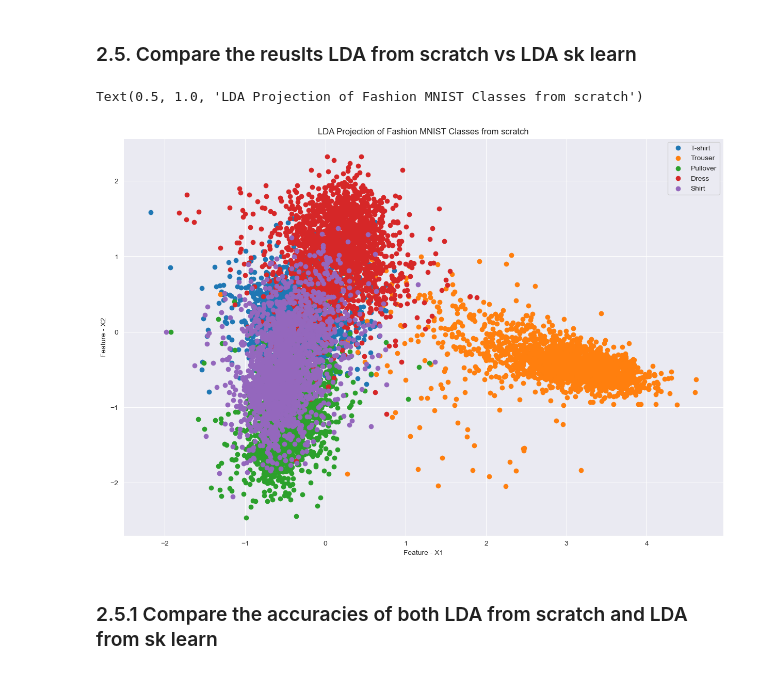
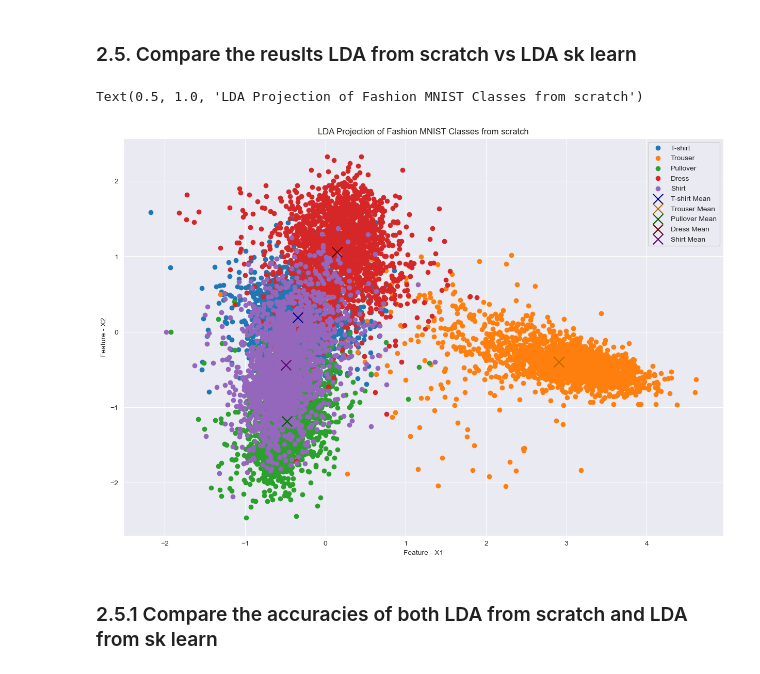
Before and after one commit to PetyaPetrova96/clasifying-clothing-types-, a Jupyter notebook: steps.ipynb, the cells around one changed output. Saved outputs shown, nothing was run; the diff lists cells and outputs as text; code cells hidden in the pictures.

Commit message:
added means to the lda projection scatter plot from scratch

```diff
--- a/steps.ipynb
+++ b/steps.ipynb
@@ -392,39 +392,54 @@ plt.show()
 plt.figure(figsize=(15, 10))
 tshirt_proj_x1 = np.dot(class_tshirt,x1)
 tshirt_proj_x2 = np.dot(class_tshirt,x2)
+#get the mean of the reduced classes
+t_shirt_proj_mean = np.mean(tshirt_proj_x1),np.mean(tshirt_proj_x2)
 
 plt.scatter(tshirt_proj_x1,tshirt_proj_x2, label = 'T-shirt')
 
 
 trouser_proj_x1 = np.dot(class_trouser,x1)
 trouser_proj_x2 = np.dot(class_trouser,x2)
+trouser_proj_mean = np.mean(trouser_proj_x1),np.mean(trouser_proj_x2)
 
 plt.scatter(trouser_proj_x1,trouser_proj_x2, label = 'Trouser')
 
 
 pullover_proj_x1 = np.dot(class_pullover,x1)
 pullover_proj_x2 = np.dot(class_pullover,x2)
+pullover_proj_mean = np.mean(pullover_proj_x1),np.mean(pullover_proj_x2)
 
 plt.scatter(pullover_proj_x1,pullover_proj_x2, label = 'Pullover')
 
 
 dress_proj_x1 = np.dot(class_dress,x1)
 dress_proj_x2 = np.dot(class_dress,x2)
+dress_proj_mean = np.mean(dress_proj_x1),np.mean(dress_proj_x2)
 
 plt.scatter(dress_proj_x1,dress_proj_x2, label = 'Dress')
 
 
 shirts_proj_x1 = np.dot(class_shirt,x1)
 shirts_proj_x2 = np.dot(class_shirt,x2)
+shirts_proj_mean = np.mean(shirts_proj_x1),np.mean(shirts_proj_x2)
 
 plt.scatter(shirts_proj_x1,shirts_proj_x2, label = 'Shirt')
+
+
+#plot the means
+plt.scatter(t_shirt_proj_mean[0],t_shirt_proj_mean[1], label = 'T-shirt Mean',marker='x',s=200,c="#00008B")
+plt.scatter(trouser_proj_mean[0],trouser_proj_mean[1], label = 'Trouser Mean',marker='x',s=200, c="#b36900")
+plt.scatter(pullover_proj_mean[0],pullover_proj_mean[1], label = 'Pullover Mean',marker='x',s=200, c="#005a00")
+plt.scatter(dress_proj_mean[0],dress_proj_mean[1], label = 'Dress Mean',marker='x',s=200, c="#610000")
+plt.scatter(shirts_proj_mean[0],shirts_proj_mean[1], label = 'Shirt Mean',marker='x',s=200, c="#660066")
+
 plt.xlabel('Feature - X1')
 plt.ylabel('Feature - X2')
 plt.legend()
 plt.title('LDA Projection of Fashion MNIST Classes from scratch')
 # %% [output]
 Text(0.5, 1.0, 'LDA Projection of Fashion MNIST Classes from scratch')
-[figure, old version]
+[figure, new version]
 # %% [markdown]
 ### 2.5.1 Compare  the accuracies of both LDA from scratch and LDA from sk learn
 # %%
```
Also changed, not shown: parts of 1 cell of this notebook.
